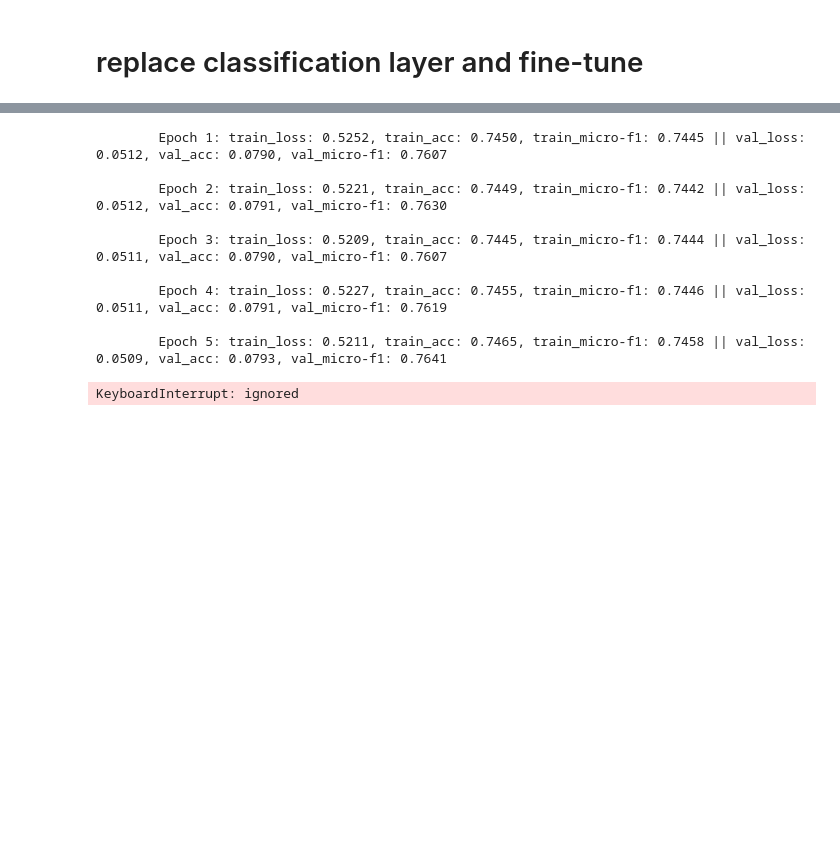
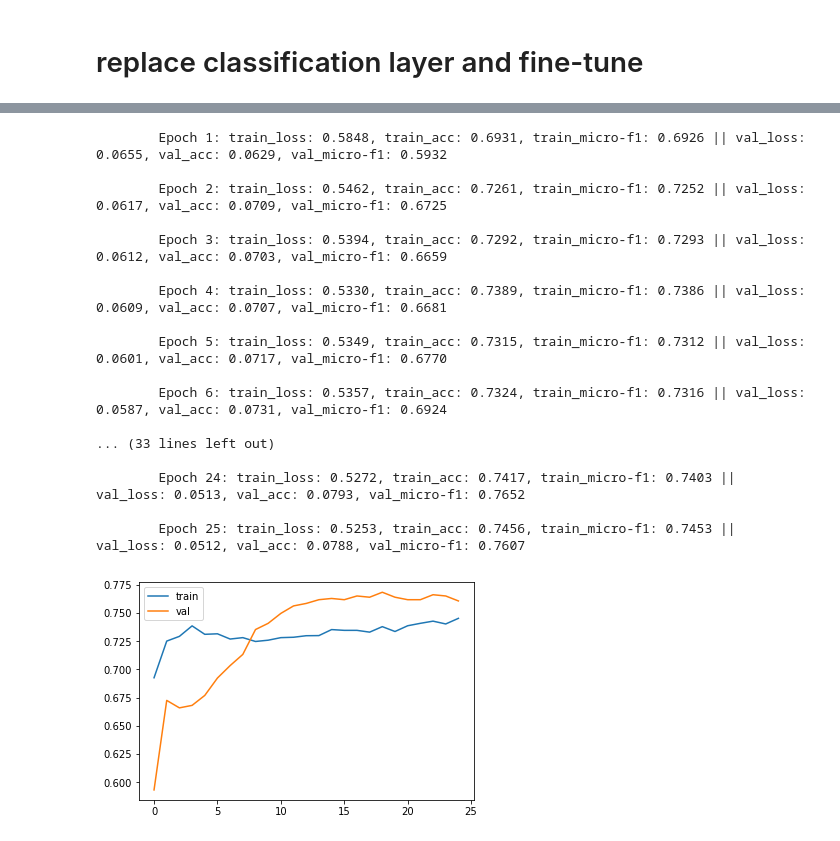
Before and after one commit to sorgmi/amazon_category_prediction, a Jupyter notebook: training/fine-tune.ipynb, the cells around one changed output, grey strips where cells are left out. Drawn from its saved outputs; the diff is of its cells as text; code cells hidden in the pictures; blank space fills up the shorter version.

```diff
--- a/training/fine-tune.ipynb
+++ b/training/fine-tune.ipynb
@@ -254,7 +248,7 @@ Use keras.layers.dense instead.
 # %%
 c = 0
 # %%
-def retrain(mode, c, iterator, epochs=20, bs=256):
+def retrain(mode, c, iterator, epochs=25, bs=256):
 
   loss_hist, acc_hist, val_loss_hist, val_acc_hist = [], [], [], []
   loss_hist_epoch, acc_hist_epoch, val_loss_hist_epoch, val_acc_hist_epoch, f1_train_epoch, f1_val_epoch = [], [], [], [], [], []
@@ -266,9 +260,9 @@ def retrain(mode, c, iterator, epochs=20, bs=256):
     if mode == "relevance":
       sess.run(train_iterator_relevance)
     elif mode == "attribute":
-      pass
+      sess.run(train_iterator_attribute)
     elif mode == "entity":
-      pass
+      sess.run(train_iterator_entity)
     else:
       raise NotImplementedError
 
@@ -280,8 +274,16 @@ def retrain(mode, c, iterator, epochs=20, bs=256):
 
     try:
       while True:
-        #with tqdm(total=params["trainexamples"]) as pbar:
-          _, a, l, pre, lab = sess.run([model.relevance_train_op, model.relevance_accuracy, model.relevance_loss, model.relevance_predictions, model.data_Y])
+          #with tqdm(total=params["trainexamples"]) as pbar:
+          if mode == "relevance":
+            _, a, l, pre, lab = sess.run([model.relevance_train_op, model.relevance_accuracy, model.relevance_loss, model.relevance_predictions, model.data_Y])
+          elif mode == "attribute":
+            _, a, l, pre, lab = sess.run([model.attribute_train_op, model.attribute_accuracy, model.attribute_loss, model.attribute_predictions, model.data_Y])
+          elif mode == "entity":
+            _, a, l, pre, lab = sess.run([model.entity_train_op, model.entity_accuracy, model.entity_loss, model.entity_predictions, model.data_Y])
+          else:
+            raise NotImplementedError
+
 
           train_loss += l
           train_accuracy += a
@@ -307,9 +309,9 @@ def retrain(mode, c, iterator, epochs=20, bs=256):
     if mode == "relevance":
       sess.run(val_iterator_relevance)
     elif mode == "attribute":
-      pass
+      sess.run(val_iterator_attribute)
     elif mode == "entity":
-      pass
+      sess.run(val_iterator_entity)
     else:
       raise NotImplementedError
 
@@ -317,7 +319,14 @@ def retrain(mode, c, iterator, epochs=20, bs=256):
     try:
       while True:
         #with tqdm(total=params["trainexamples"]) as pbar:
-          _, a, l, pre, lab = sess.run([model.relevance_train_op, model.relevance_accuracy, model.relevance_loss, model.relevance_predictions, model.data_Y])
+          if mode == "relevance":
+            _, a, l, pre, lab = sess.run([model.relevance_train_op, model.relevance_accuracy, model.relevance_loss, model.relevance_predictions, model.data_Y])
+          elif mode == "attribute":
+            _, a, l, pre, lab = sess.run([model.attribute_train_op, model.attribute_accuracy, model.attribute_loss, model.attribute_predictions, model.data_Y])
+          elif mode == "entity":
+            _, a, l, pre, lab = sess.run([model.entity_train_op, model.entity_accuracy, model.entity_loss, model.entity_predictions, model.data_Y])
+          else:
+            raise NotImplementedError
 
           val_loss += l
           val_accuracy += a
@@ -352,18 +361,28 @@ def retrain(mode, c, iterator, epochs=20, bs=256):
   return f1_train_epoch, f1_val_epoch
 
 # ---
+#c +=1
+#attribute_f1_train, attribute_f1_val = retrain("attribute",c, iterator)
 # %%
 c +=1
-relevance_f1_train, relevance_f1_val = retrain("attribute",c, iterator)
+relevance_f1_train, relevance_f1_val = retrain("relevance",c, iterator)
 # %% [output]
 [interactive output not drawn]
-        Epoch 1: train_loss: 0.5252, train_acc: 0.7450, train_micro-f1: 0.7445 || val_loss: 0.0512, val_acc: 0.0790, val_micro-f1: 0.7607
+        Epoch 1: train_loss: 0.5848, train_acc: 0.6931, train_micro-f1: 0.6926 || val_loss: 0.0655, val_acc: 0.0629, val_micro-f1: 0.5932
 
-        Epoch 2: train_loss: 0.5221, train_acc: 0.7449, train_micro-f1: 0.7442 || val_loss: 0.0512, val_acc: 0.0791, val_micro-f1: 0.7630
+        Epoch 2: train_loss: 0.5462, train_acc: 0.7261, train_micro-f1: 0.7252 || val_loss: 0.0617, val_acc: 0.0709, val_micro-f1: 0.6725
 
-        Epoch 3: train_loss: 0.5209, train_acc: 0.7445, train_micro-f1: 0.7444 || val_loss: 0.0511, val_acc: 0.0790, val_micro-f1: 0.7607
+        Epoch 3: train_loss: 0.5394, train_acc: 0.7292, train_micro-f1: 0.7293 || val_loss: 0.0612, val_acc: 0.0703, val_micro-f1: 0.6659
 
-        Epoch 4: train_loss: 0.5227, train_acc: 0.7455, train_micro-f1: 0.7446 || val_loss: 0.0511, val_acc: 0.0791, val_micro-f1: 0.7619
+        Epoch 4: train_loss: 0.5330, train_acc: 0.7389, train_micro-f1: 0.7386 || val_loss: 0.0609, val_acc: 0.0707, val_micro-f1: 0.6681
 
-        Epoch 5: train_loss: 0.5211, train_acc: 0.7465, train_micro-f1: 0.7458 || val_loss: 0.0509, val_acc: 0.0793, val_micro-f1: 0.7641
+        Epoch 5: train_loss: 0.5349, train_acc: 0.7315, train_micro-f1: 0.7312 || val_loss: 0.0601, val_acc: 0.0717, val_micro-f1: 0.6770
+
+        Epoch 6: train_loss: 0.5357, train_acc: 0.7324, train_micro-f1: 0.7316 || val_loss: 0.0587, val_acc: 0.0731, val_micro-f1: 0.6924
+
+... (33 lines left out)
+
+        Epoch 24: train_loss: 0.5272, train_acc: 0.7417, train_micro-f1: 0.7403 || val_loss: 0.0513, val_acc: 0.0793, val_micro-f1: 0.7652
+
+        Epoch 25: train_loss: 0.5253, train_acc: 0.7456, train_micro-f1: 0.7453 || val_loss: 0.0512, val_acc: 0.0788, val_micro-f1: 0.7607
-KeyboardInterrupt: ignored
+[figure, added]
```
Also changed, not shown: parts of 4 cells of this notebook, 2 other files.
